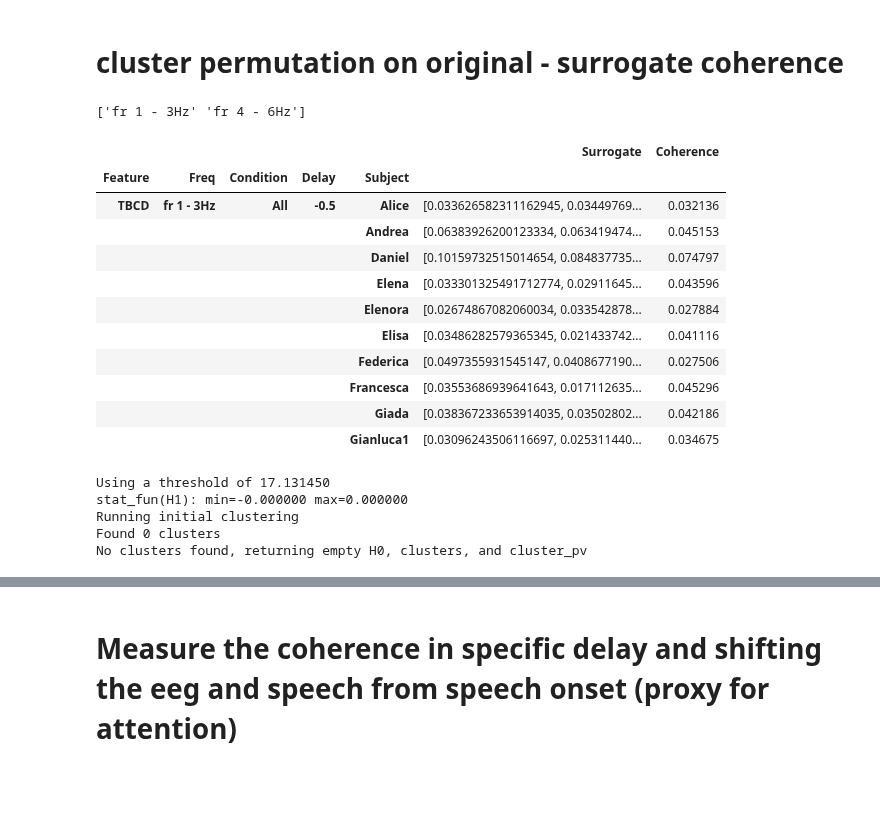
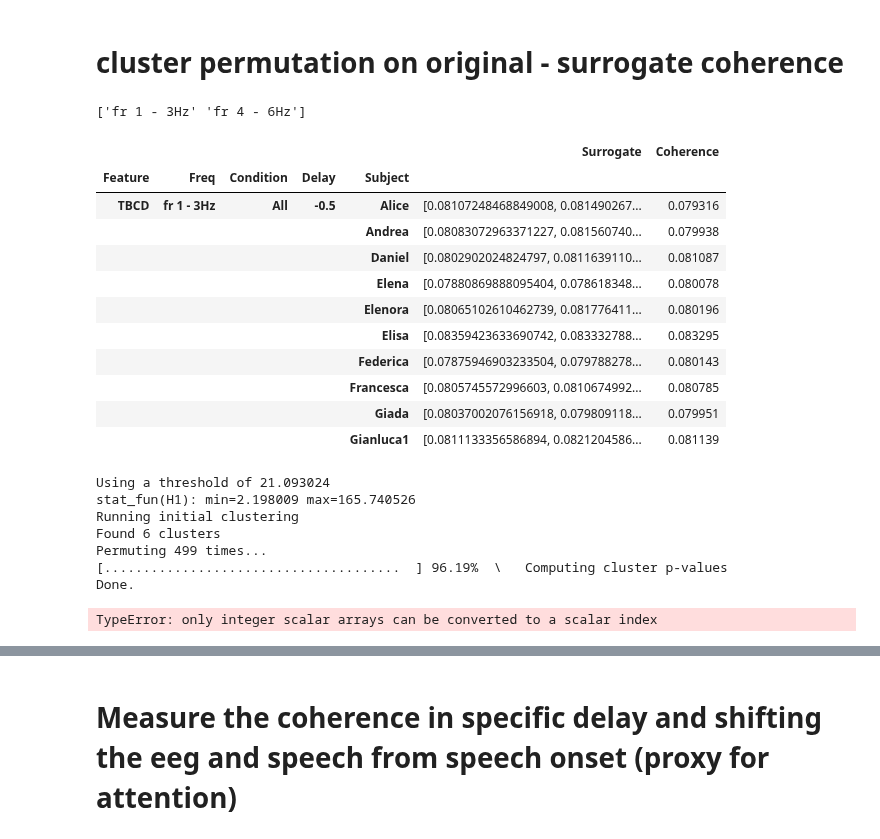
Before and after one commit to sankar-mukherjee/entrainment_python, a Jupyter notebook: coherence_investigate.ipynb, the cells around one changed output, grey strips where cells are left out. Drawn from its saved outputs; the diff is of its cells as text; code cells hidden in the pictures; blank space fills up the shorter version.

```diff
--- a/coherence_investigate.ipynb
+++ b/coherence_investigate.ipynb
@@ -190,7 +190,7 @@ freq_band = ['fr 1 - 3Hz', 'fr 2 - 4Hz', 'fr 3 - 5Hz', 'fr 4 - 6Hz','fr 5 - 7Hz'
 freq_band = ['fr 1 - 3Hz']
 
 extra_channels = ['envelop','jawaopening','lipaparature','lipProtrusion','TTCD','TMCD','TBCD']
-extra_channels = ['jawaopening']
+extra_channels = ['envelop']
 
 condition = ['Hyper','Normal','Hypo','All']
 condition = ['All']
@@ -346,46 +346,45 @@ x = plt.plot(x,y, marker='*', color='k',markersize=10,linestyle='')
 # cluster permutation on original - surrogate coherence
 # %%
 # read surrogate coherence
-subject_name = ['Alice','Andrea','Daniel']
 subject_name = ['Alice','Andrea','Daniel','Elena','Elenora','Elisa','Federica','Francesca','Gianluca1','Giada','Giorgia',
-                'Jonluca','Laura','Leonardo','Linda']
+                'Jonluca','Laura','Leonardo','Linda','Lucrezia','Manu','Marco','Martina']
 remove_first = 0.5
 trial_len = 2
 
 save_path = data_path + '/data/SurrogateCoherence/SurrogateCoherence-trialLen-'+str(trial_len)+'-removedFirst-'\
 +str(remove_first)+'s'
 
 a=[]
 for s in subject_name:
     a.append(pd.read_pickle(save_path+'-'+s))
 
 data_surrogate = pd.concat((a),axis=0)
 data_surrogate['Delay']=data_surrogate['Delay'] - 0.5
 data_surrogate['Delay']=data_surrogate['Delay'].round(decimals=1)
 
 fr = data_surrogate.Freq.unique()
 print(fr)
 data_surrogate.set_index(['Feature','Freq','Condition','Delay','Subject'], inplace=True)
 data_surrogate.sort_index(inplace=True)
 
 a  = data_surrogate['Surrogate'].apply(lambda x: np.mean(x))
 data_surrogate['Coherence'] = pd.Series(a, index=data_surrogate.index)
 
 data_surrogate.head(10)
 # %% [output]
 ['fr 1 - 3Hz' 'fr 4 - 6Hz']
 |  |  |  |  |  | Surrogate | Coherence |
 | Feature | Freq | Condition | Delay | Subject |  |  |
-| TBCD | fr 1 - 3Hz | All | -0.5 | Alice | [0.033626582311162945, 0.03449769... | 0.032136 |
-|  |  |  |  | Andrea | [0.06383926200123334, 0.063419474... | 0.045153 |
-|  |  |  |  | Daniel | [0.10159732515014654, 0.084837735... | 0.074797 |
-|  |  |  |  | Elena | [0.033301325491712774, 0.02911645... | 0.043596 |
-|  |  |  |  | Elenora | [0.02674867082060034, 0.033542878... | 0.027884 |
-|  |  |  |  | Elisa | [0.03486282579365345, 0.021433742... | 0.041116 |
-|  |  |  |  | Federica | [0.0497355931545147, 0.0408677190... | 0.027506 |
-|  |  |  |  | Francesca | [0.03553686939641643, 0.017112635... | 0.045296 |
-|  |  |  |  | Giada | [0.038367233653914035, 0.03502802... | 0.042186 |
-|  |  |  |  | Gianluca1 | [0.03096243506116697, 0.025311440... | 0.034675 |
+| TBCD | fr 1 - 3Hz | All | -0.5 | Alice | [0.08107248468849008, 0.081490267... | 0.079316 |
+|  |  |  |  | Andrea | [0.08083072963371227, 0.081560740... | 0.079938 |
+|  |  |  |  | Daniel | [0.0802902024824797, 0.0811639110... | 0.081087 |
+|  |  |  |  | Elena | [0.07880869888095404, 0.078618348... | 0.080078 |
+|  |  |  |  | Elenora | [0.08065102610462739, 0.081776411... | 0.080196 |
+|  |  |  |  | Elisa | [0.08359423633690742, 0.083332788... | 0.083295 |
+|  |  |  |  | Federica | [0.07875946903233504, 0.079788278... | 0.080143 |
+|  |  |  |  | Francesca | [0.0805745572996603, 0.0810674992... | 0.080785 |
+|  |  |  |  | Giada | [0.08037002076156918, 0.079809118... | 0.079951 |
+|  |  |  |  | Gianluca1 | [0.0811133356586894, 0.0821204586... | 0.081139 |
 # %%
 freq_band = ['fr 1 - 3Hz']
 
@@ -395,19 +394,27 @@ extra_channels = ['envelop']
 condition = ['Hyper','Normal','Hypo','All']
 condition = ['All']
 
-delay = [0.1]
+delay = [0.3]
 
 condition1 = data.loc[extra_channels,freq_band,condition,delay,subject_name]['Data'].get_values()
 condition2 = data_surrogate.loc[extra_channels,freq_band,condition,delay,subject_name]['Surrogate'].get_values()
 condition1 = np.vstack(condition1)
 condition2 = np.vstack(condition2)
+condition1 = condition1[:, :, np.newaxis]
+condition2 = condition2[:, :, np.newaxis]
 
-
-threshold = 6.0
-T_obs, clusters, cluster_p_values, H0 = permutation_cluster_test([condition1, condition2],n_permutations=500)
+T_obs, clusters, cluster_p_values, H0 = permutation_cluster_test([condition1, condition2],
+                                                                 n_permutations=500, out_type='indices')
 # %% [output]
-Using a threshold of 17.131450
-stat_fun(H1): min=-0.000000 max=0.000000
+Using a threshold of 21.093024
+stat_fun(H1): min=2.198009 max=165.740526
 Running initial clustering
-Found 0 clusters
-No clusters found, returning empty H0, clusters, and cluster_pv
+Found 6 clusters
+Permuting 499 times...
+[......................................  ] 96.19%  \   Computing cluster p-values
+Done.
+# %%
+good_clusters = np.where(cluster_p_values < .05)[0]
+T_obs_plot = np.ma.masked_array(T_obs,np.invert(clusters[np.squeeze(good_clusters)]))
+# %% [output]
+TypeError: only integer scalar arrays can be converted to a scalar index
```
Also changed, not shown: parts of 6 cells of this notebook, 2 other files.
